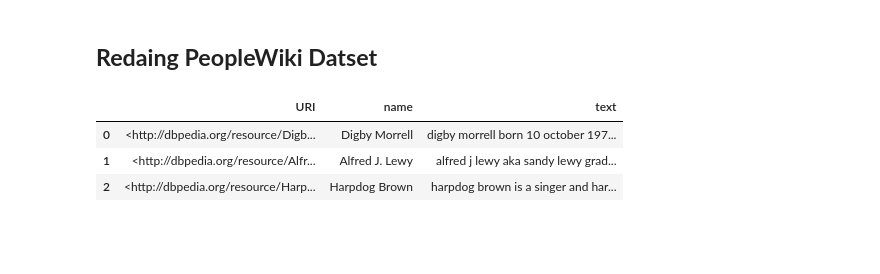
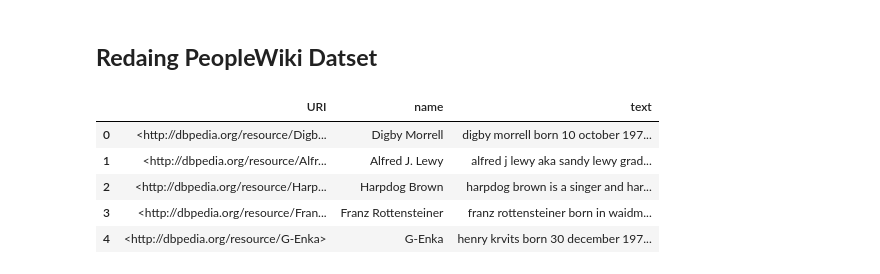
Before and after one commit to ali2yman/Text-Clustering-Project, a Jupyter notebook: Reading_data.ipynb, the cells around one changed output. Cells and saved outputs as stored; diff of their text form; code cells hidden in the pictures; blank space fills up the shorter version.

Commit message:
working on Wiki Dataset

```diff
--- a/Reading_data.ipynb
+++ b/Reading_data.ipynb
@@ -20,12 +56,13 @@ import numpy as np
 ## **Redaing PeopleWiki Datset**
 # %%
 #We will retrieve the Wikipedia Articles Dataset
-dataset = 'data/people_wiki.csv'
-people_wiki_df = pd.read_csv(dataset)
+people_wiki_df = pd.read_csv('data/people_wiki.csv')
 #Lets see what we have in the dataset
-people_wiki_df.head(3)
+people_wiki_df.head(5)
 # %% [output]
 |  | URI | name | text |
 | 0 | <http://dbpedia.org/resource/Digb... | Digby Morrell | digby morrell born 10 october 197... |
 | 1 | <http://dbpedia.org/resource/Alfr... | Alfred J. Lewy | alfred j lewy aka sandy lewy grad... |
 | 2 | <http://dbpedia.org/resource/Harp... | Harpdog Brown | harpdog brown is a singer and har... |
+| 3 | <http://dbpedia.org/resource/Fran... | Franz Rottensteiner | franz rottensteiner born in waidm... |
+| 4 | <http://dbpedia.org/resource/G-Enka> | G-Enka | henry krvits born 30 december 197... |
```
Also changed, not shown: parts of 41 cells of this notebook, 4 other files.
